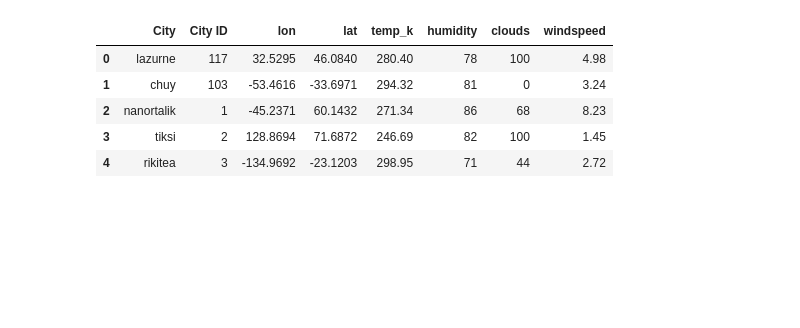
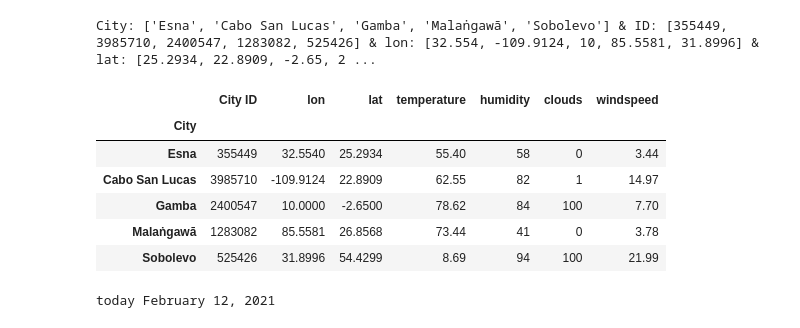
Before and after one commit to sharonpete/python-api-challenge, a Jupyter notebook: WeatherPy/WeatherPy.ipynb, the cells around one changed output. Saved outputs shown, nothing was run; the diff lists cells and outputs as text; code cells hidden in the pictures; blank space fills up the shorter version.

```diff
--- a/WeatherPy/WeatherPy.ipynb
+++ b/WeatherPy/WeatherPy.ipynb
@@ -70,19 +69,17 @@ cities
 # Perform API Calls
 ## Perform a weather check on each city using a series of successive API calls.
 url = "http://api.openweathermap.org/data/2.5/weather?"
-city_id = 117  # the city name is working, the city id is not working... the code above pulls city name
-city = "London"
+#city_id = 117  # the city name is working, the city id is not working... the code above pulls city name
+city = "east london"
 # Build query URL
 query_url = f'{url}appid={weather_api_key}&q={city}'       #&id={city_id}'
-print(query_url)
 
 # get weather data
 weather_response = requests.get(query_url)
 weather_json = weather_response.json()
 
-print(f'weather api response: {weather_json}.')
 
 ## Include a print log of each city as it'sbeing processed (with the city number and city name).
 #cities = ['London','kapaa']
 subset_cities = [cities[0],cities[1],cities[2],cities[3],cities[4]]
-city_ids = [117,103, 1,2,3]
+#city_ids = [117,103, 1,2,3]
@@ -91,0 +86,15 @@ weather api response: {'coord': {'lon': -0.1257, 'lat': 51.5085}, 'weather': [{'
+# %%
+# Convert Raw Data to DataFrame
+# lat, lon, temp, humidity, cloudiness, windspeed
+lon = []
+lat = []
+temp = [] # think about when to convert from kelvin to fahrenheit
+humidity = []
+clouds = []
+windspeed = []
+city_list = []
+city_id_list = []
+# %%
+weather_response = requests.get(query_url)
+weather_json = weather_response.json()
+weather_json['id']  #[id]
@@ -123,26 +137,41 @@ for city in subset_cities:
 # %%
 
-wx_dict = {'City':subset_cities,
-          'City ID': city_ids,
+wx_dict = {'City':city_list,
+          'City ID': city_id_list,
           'lon':lon,
           'lat':lat,
-          'temp_k':temp_k,
+          'temperature':temp,
           'humidity':humidity,
           'clouds':clouds,
           'windspeed':windspeed}
 
+print(f'City: {city_list} & ID: {city_id_list} & lon: {lon} & lat: {lat}')
 wx_df = pd.DataFrame(wx_dict)
 
 
 ## Export the city data into a .csv.
 wx_df.to_csv("../output_data/cities_weather.csv", index=False, header=True)
 
 ## Display the DataFrame
+wx_df = wx_df.set_index('City')
 wx_df
 # %% [output]
+City: ['Esna', 'Cabo San Lucas', 'Gamba', 'Malaṅgawā', 'Sobolevo'] & ID: [355449, 3985710, 2400547, 1283082, 525426] & lon: [32.554, -109.9124, 10, 85.5581, 31.8996] & lat: [25.2934, 22.8909, -2.65, 2 ...
-|  | City | City ID | lon | lat | temp_k | humidity | clouds | windspeed |
-| 0 | lazurne | 117 | 32.5295 | 46.0840 | 280.40 | 78 | 100 | 4.98 |
-| 1 | chuy | 103 | -53.4616 | -33.6971 | 294.32 | 81 | 0 | 3.24 |
-| 2 | nanortalik | 1 | -45.2371 | 60.1432 | 271.34 | 86 | 68 | 8.23 |
-| 3 | tiksi | 2 | 128.8694 | 71.6872 | 246.69 | 82 | 100 | 1.45 |
-| 4 | rikitea | 3 | -134.9692 | -23.1203 | 298.95 | 71 | 44 | 2.72 |
+|  | City ID | lon | lat | temperature | humidity | clouds | windspeed |
+| City |  |  |  |  |  |  |  |
+| Esna | 355449 | 32.5540 | 25.2934 | 55.40 | 58 | 0 | 3.44 |
+| Cabo San Lucas | 3985710 | -109.9124 | 22.8909 | 62.55 | 82 | 1 | 14.97 |
+| Gamba | 2400547 | 10.0000 | -2.6500 | 78.62 | 84 | 100 | 7.70 |
+| Malaṅgawā | 1283082 | 85.5581 | 26.8568 | 73.44 | 41 | 0 | 3.78 |
+| Sobolevo | 525426 | 31.8996 | 54.4299 | 8.69 | 94 | 100 | 21.99 |
+# %%
+# Plotting the Data
+## Use proper labeling of the plots using plot titles (including date of analysis) and axes labels.
+
+today = date.today()
+
+# Textual month, day and year
+today = today.strftime("%B %d, %Y")
+print("today", today)
+# %% [output]
+today February 12, 2021
```
Also changed, not shown: parts of 12 cells of this notebook, 1 other file.
